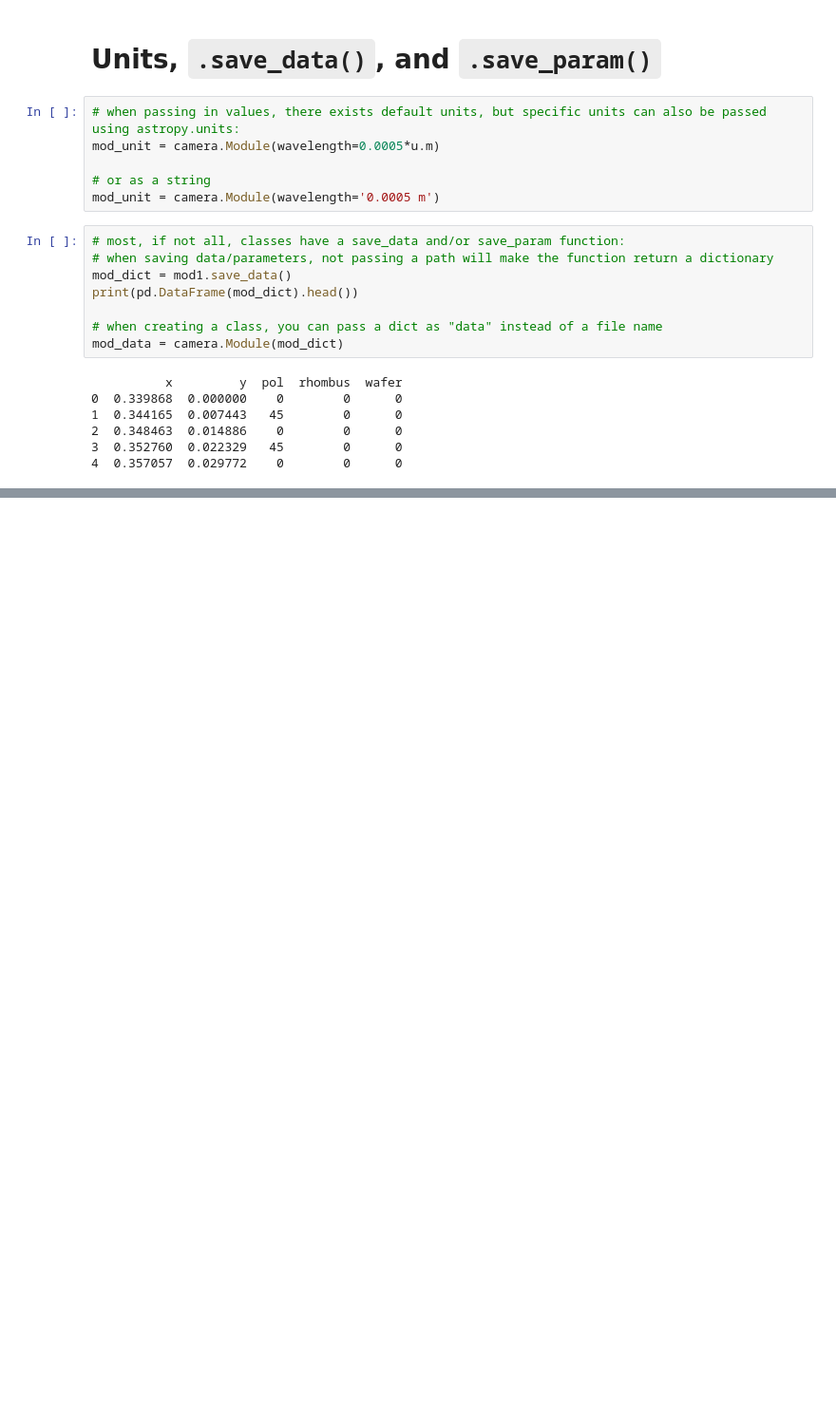
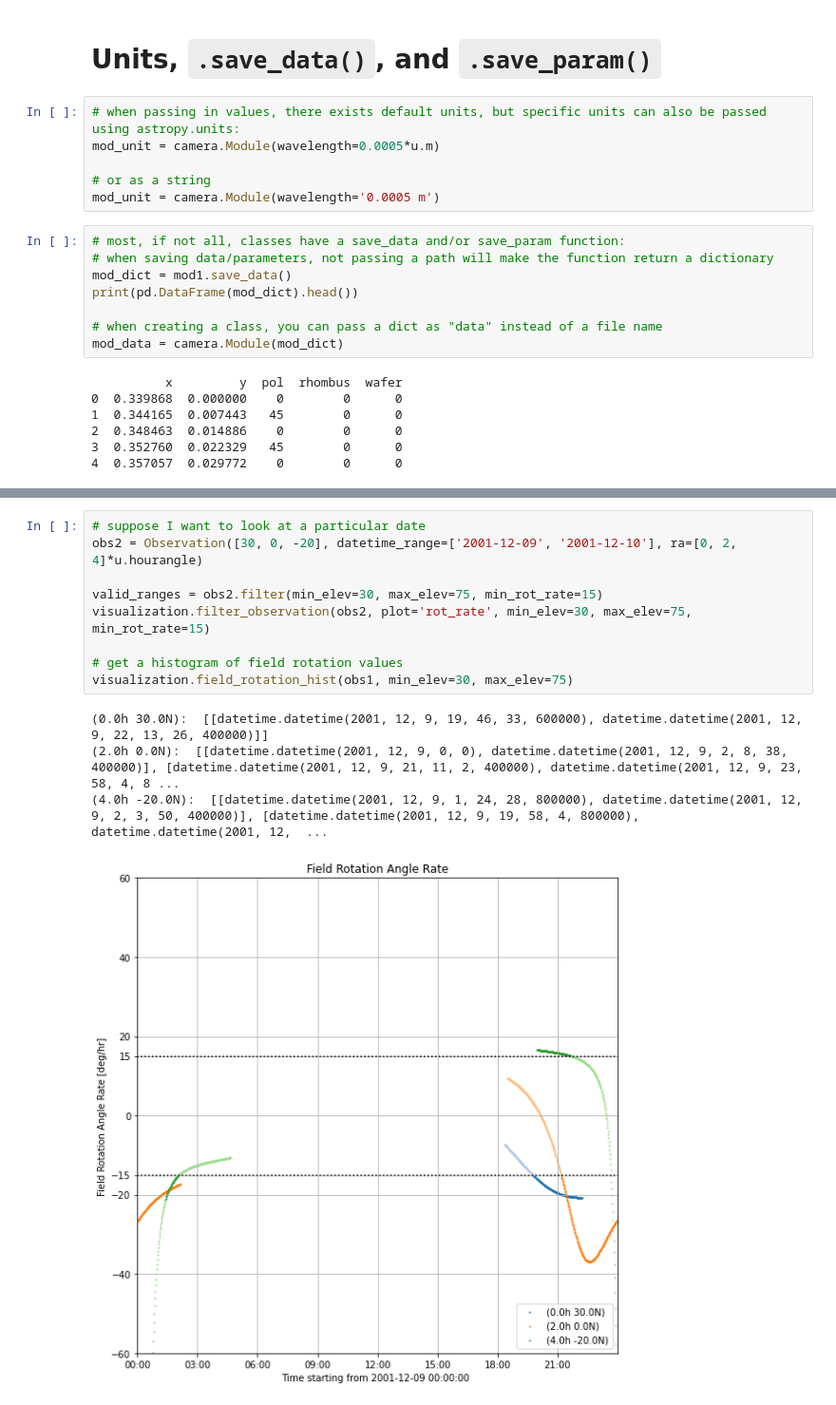
Before and after one commit to ccatp/scan_patterns, a Jupyter notebook: tutorials/basics.ipynb, the cells around one changed output, grey strips where cells are left out. Shown at 95% size. Saved outputs shown, nothing was run; the diff lists cells and outputs as text; blank space fills up the shorter version.

```diff
--- a/tutorials/basics.ipynb
+++ b/tutorials/basics.ipynb
@@ -394,0 +420,14 @@ mod_data = camera.Module(mod_dict)
+# %%
+# suppose I want to look at a particular date
+obs2 = Observation([30, 0, -20], datetime_range=['2001-12-09', '2001-12-10'], ra=[0, 2, 4]*u.hourangle)
+
+valid_ranges = obs2.filter(min_elev=30, max_elev=75, min_rot_rate=15)
+visualization.filter_observation(obs2, plot='rot_rate', min_elev=30, max_elev=75, min_rot_rate=15)
+
+# get a histogram of field rotation values
+visualization.field_rotation_hist(obs1, min_elev=30, max_elev=75)
+# %% [output]
+(0.0h 30.0N):  [[datetime.datetime(2001, 12, 9, 19, 46, 33, 600000), datetime.datetime(2001, 12, 9, 22, 13, 26, 400000)]]
+(2.0h 0.0N):  [[datetime.datetime(2001, 12, 9, 0, 0), datetime.datetime(2001, 12, 9, 2, 8, 38, 400000)], [datetime.datetime(2001, 12, 9, 21, 11, 2, 400000), datetime.datetime(2001, 12, 9, 23, 58, 4, 8 ...
+(4.0h -20.0N):  [[datetime.datetime(2001, 12, 9, 1, 24, 28, 800000), datetime.datetime(2001, 12, 9, 2, 3, 50, 400000)], [datetime.datetime(2001, 12, 9, 19, 58, 4, 800000), datetime.datetime(2001, 12,  ...
+[figure, added]
```
Also changed, not shown: parts of 8 cells of this notebook.
